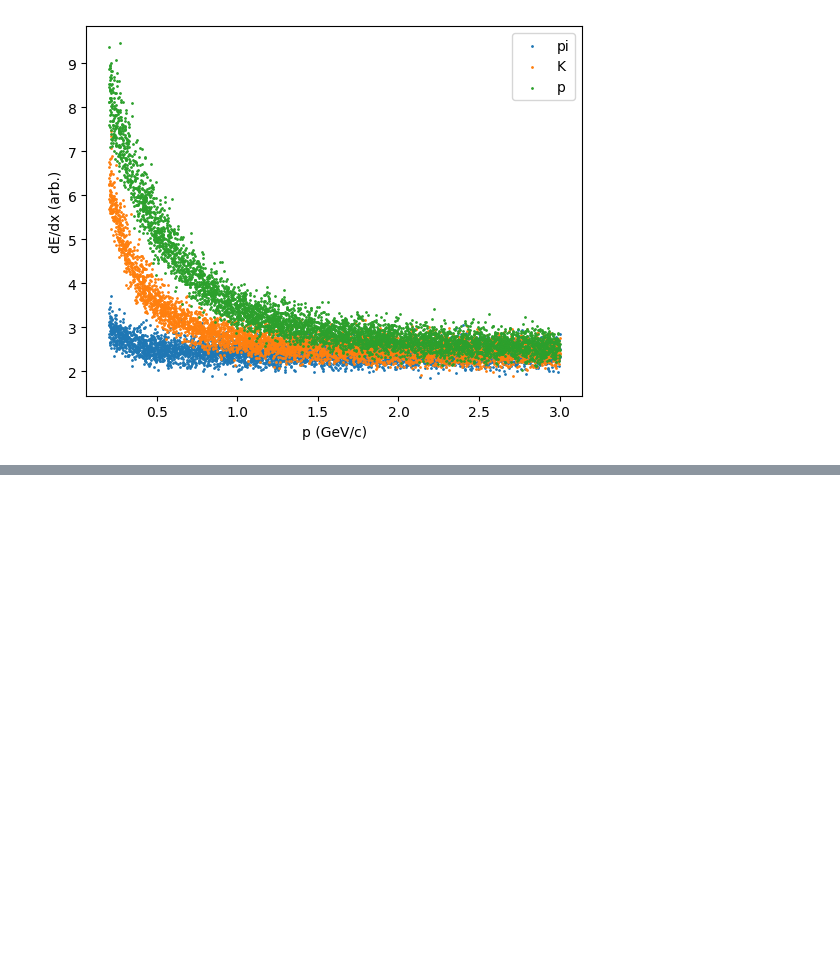
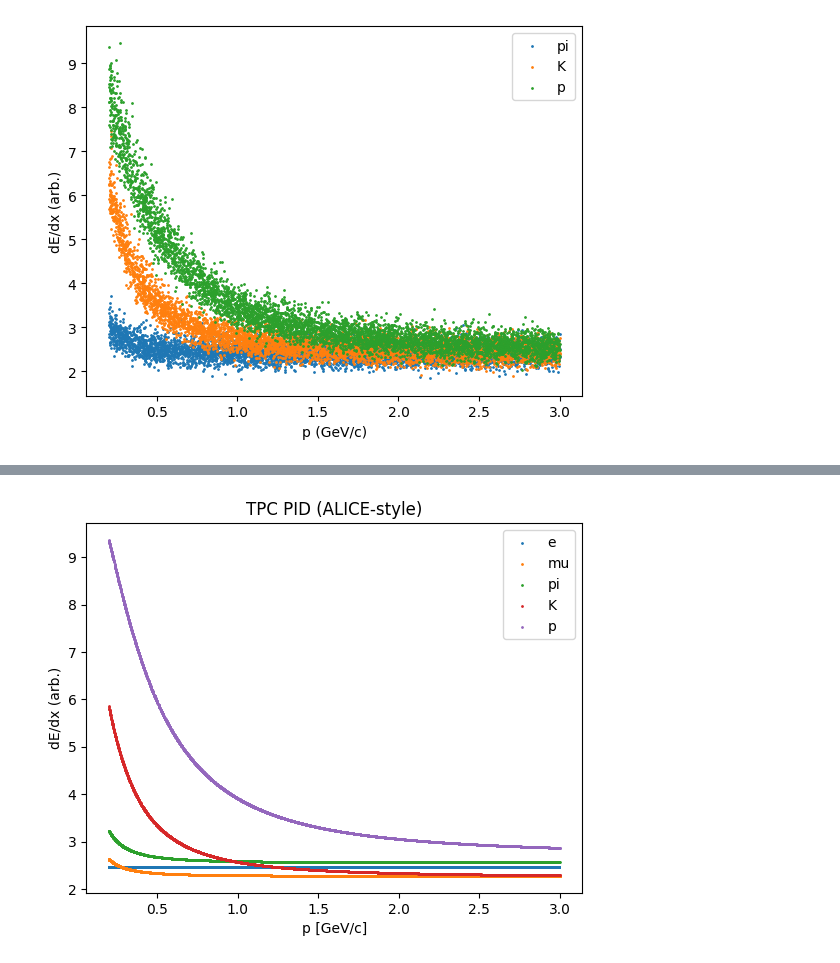
Before and after one commit to marekmichalczyk03-blip/Project_for_exam, a Jupyter notebook: generator.ipynb, the cells around one changed output, grey strips where cells are left out. Saved outputs shown, nothing was run; the diff lists cells and outputs as text; code cells hidden in the pictures; blank space fills up the shorter version.

```diff
--- a/generator.ipynb
+++ b/generator.ipynb
@@ -165,0 +174,12 @@ plt.show()
+# %%
+import numpy as np
+
+def bethe_bloch_like(p, m):
+    E = np.sqrt(p**2 + m**2)
+    beta = p / E
+    beta = np.clip(beta, 1e-6, 0.999999)
+
+    return (1 / beta**2) * np.log(1 + 10 * beta**2)
+# %%
+def tpc_measurement(dedx, sigma=0.07):
+    return dedx * np.exp(np.random.normal(0, sigma))
@@ -165,0 +258,38 @@ plt.show()
+# %%
+import numpy as np
+import matplotlib.pyplot as plt
+
+def bethe_bloch_like(p, m):
+    E = np.sqrt(p**2 + m**2)
+    beta = p / E
+    beta = np.clip(beta, 1e-6, 0.999999)
+    return (1 / beta**2) * np.log(1 + 10 * beta**2)
+
+masses = {
+    "e": 0.000511,
+    "mu": 0.105,
+    "pi": 0.139,
+    "K": 0.494,
+    "p": 0.938
+}
+
+def tpc_measurement(dedx, sigma=0.07):
+    return dedx * np.exp(np.random.normal(0, sigma))
+
+N = 5000
+plt.figure()
+
+for name, m in masses.items():
+    p = np.random.uniform(0.2, 3.0, N)
+    dedx = bethe_bloch_like(p, m)
+    dedx_meas = tpc_measurement(dedx)
+
+    plt.scatter(p, dedx_meas, s=1, label=name)
+
+plt.xlabel("p [GeV/c]")
+plt.ylabel("dE/dx (arb.)")
+plt.legend()
+plt.title("TPC PID (ALICE-style)")
+plt.show()
+# %% [output]
+[figure, added]
```
Also changed, not shown: parts of 14 cells of this notebook.
